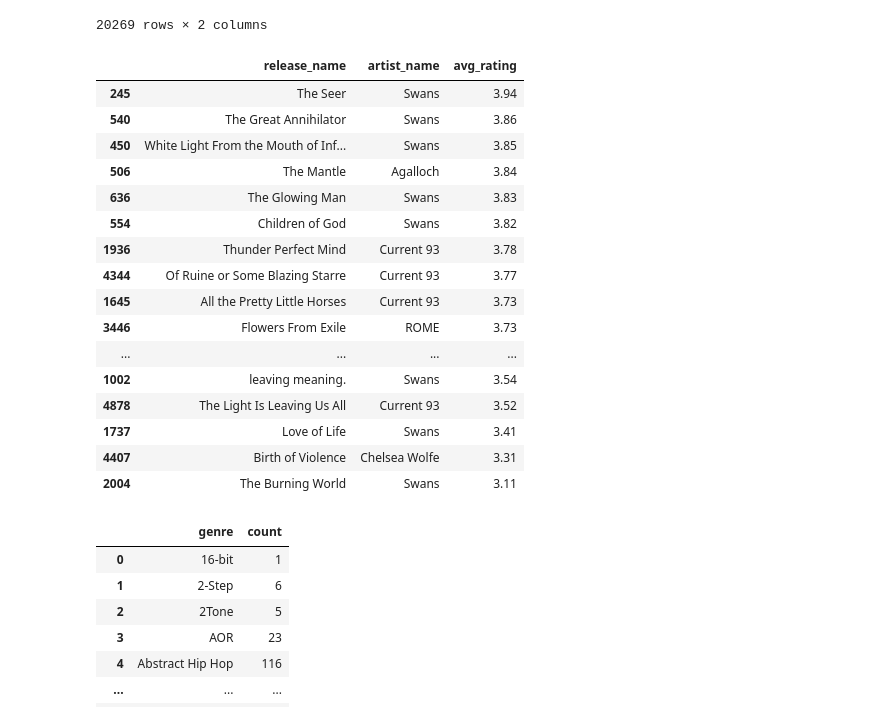
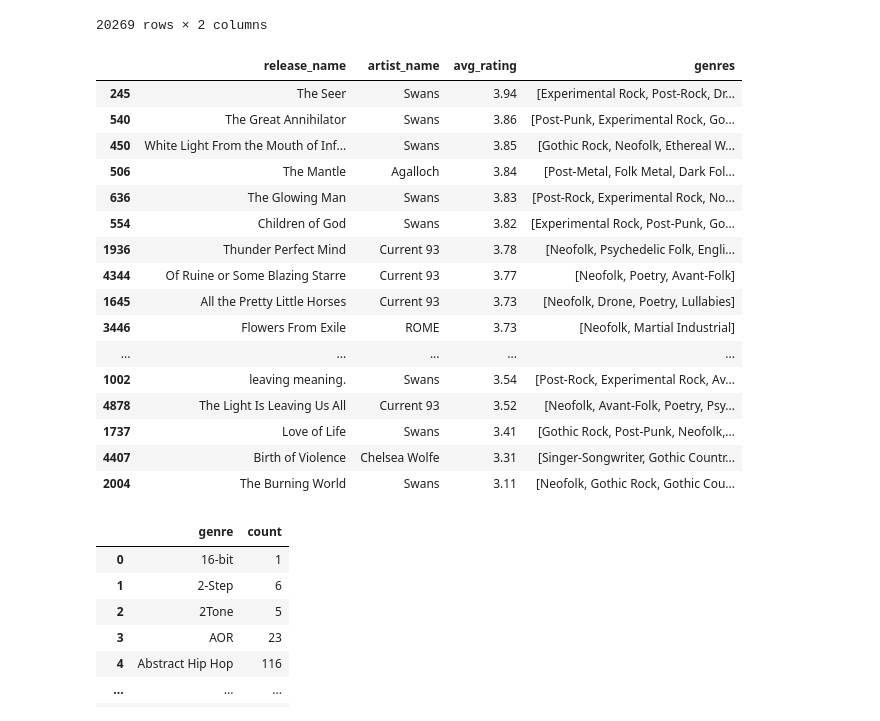
Before and after one commit to panierka/RymTop5000Albums, a Jupyter notebook: eda.ipynb, the cells around one changed output. Saved outputs shown, nothing was run; the diff lists cells and outputs as text; code cells hidden in the pictures.

```diff
--- a/eda.ipynb
+++ b/eda.ipynb
@@ -186,30 +187,35 @@ genres
 20269 rows × 2 columns
 # %%
 def find_genre(genre):
-    return genres.loc[genres['genre'] == genre, 'index']
+    mask = np.zeros(len(df)).astype(bool)
+    indices = genres.loc[genres['genre'] == genre, 'index'].apply(lambda x: x - 1).tolist()
+    mask[indices] = True
+    return mask
+
+preview_columns = ['release_name', 'artist_name', 'avg_rating', 'genres']
 
 def show_genre(genre):
-    return df_g.loc[find_genre(genre), ['release_name', 'artist_name', 'avg_rating']].sort_values('avg_rating', ascending=False)
+    return df_g.loc[find_genre(genre), preview_columns].sort_values('avg_rating', ascending=False)
 
 show_genre('Neofolk')
 # %% [output]
-|  | release_name | artist_name | avg_rating |
-| 245 | The Seer | Swans | 3.94 |
-| 540 | The Great Annihilator | Swans | 3.86 |
-| 450 | White Light From the Mouth of Inf... | Swans | 3.85 |
-| 506 | The Mantle | Agalloch | 3.84 |
-| 636 | The Glowing Man | Swans | 3.83 |
-| 554 | Children of God | Swans | 3.82 |
-| 1936 | Thunder Perfect Mind | Current 93 | 3.78 |
-| 4344 | Of Ruine or Some Blazing Starre | Current 93 | 3.77 |
-| 1645 | All the Pretty Little Horses | Current 93 | 3.73 |
-| 3446 | Flowers From Exile | ROME | 3.73 |
-| ... | ... | ... | ... |
-| 1002 | leaving meaning. | Swans | 3.54 |
-| 4878 | The Light Is Leaving Us All | Current 93 | 3.52 |
-| 1737 | Love of Life | Swans | 3.41 |
-| 4407 | Birth of Violence | Chelsea Wolfe | 3.31 |
-| 2004 | The Burning World | Swans | 3.11 |
+|  | release_name | artist_name | avg_rating | genres |
+| 245 | The Seer | Swans | 3.94 | [Experimental Rock, Post-Rock, Dr... |
+| 540 | The Great Annihilator | Swans | 3.86 | [Post-Punk, Experimental Rock, Go... |
+| 450 | White Light From the Mouth of Inf... | Swans | 3.85 | [Gothic Rock, Neofolk, Ethereal W... |
+| 506 | The Mantle | Agalloch | 3.84 | [Post-Metal, Folk Metal, Dark Fol... |
+| 636 | The Glowing Man | Swans | 3.83 | [Post-Rock, Experimental Rock, No... |
+| 554 | Children of God | Swans | 3.82 | [Experimental Rock, Post-Punk, Go... |
+| 1936 | Thunder Perfect Mind | Current 93 | 3.78 | [Neofolk, Psychedelic Folk, Engli... |
+| 4344 | Of Ruine or Some Blazing Starre | Current 93 | 3.77 | [Neofolk, Poetry, Avant-Folk] |
+| 1645 | All the Pretty Little Horses | Current 93 | 3.73 | [Neofolk, Drone, Poetry, Lullabies] |
+| 3446 | Flowers From Exile | ROME | 3.73 | [Neofolk, Martial Industrial] |
+| ... | ... | ... | ... | ... |
+| 1002 | leaving meaning. | Swans | 3.54 | [Post-Rock, Experimental Rock, Av... |
+| 4878 | The Light Is Leaving Us All | Current 93 | 3.52 | [Neofolk, Avant-Folk, Poetry, Psy... |
+| 1737 | Love of Life | Swans | 3.41 | [Gothic Rock, Post-Punk, Neofolk,... |
+| 4407 | Birth of Violence | Chelsea Wolfe | 3.31 | [Singer-Songwriter, Gothic Countr... |
+| 2004 | The Burning World | Swans | 3.11 | [Neofolk, Gothic Rock, Gothic Cou... |
 # %%
 genre_counts = pd.DataFrame(genres.groupby('genre').size())
 genre_counts.reset_index(inplace=True)
```
Also changed, not shown: parts of 16 cells of this notebook.
